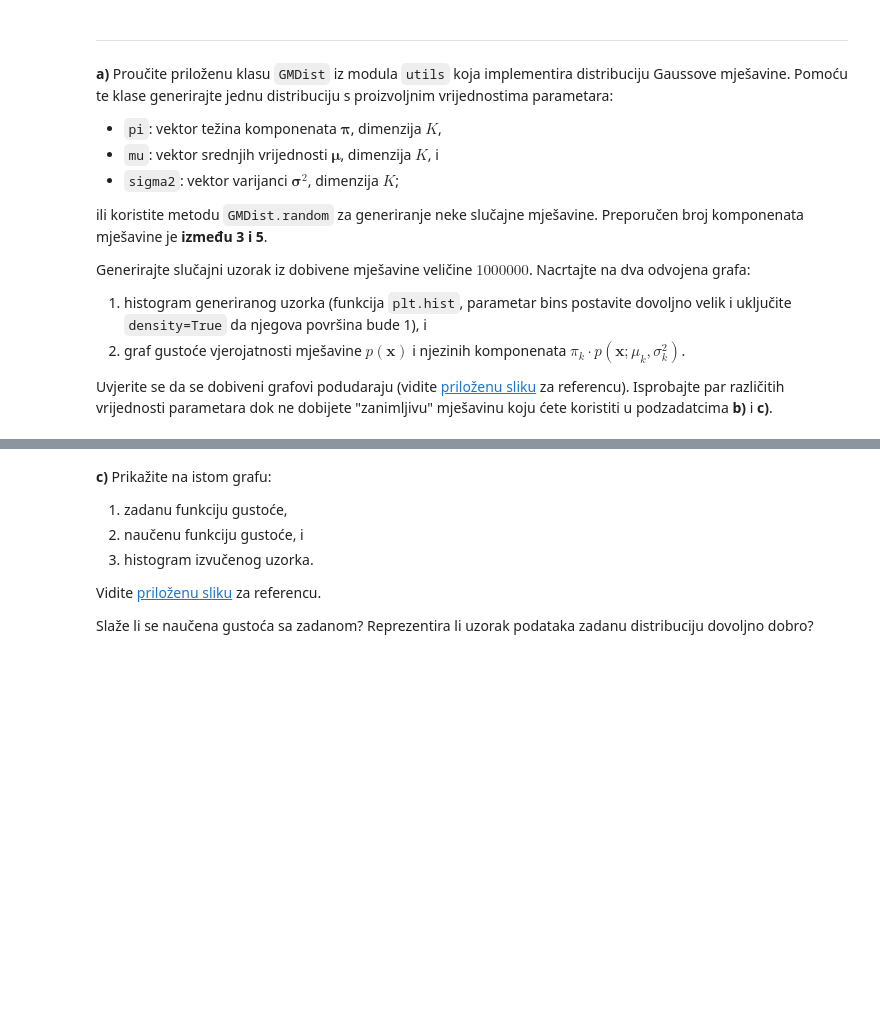
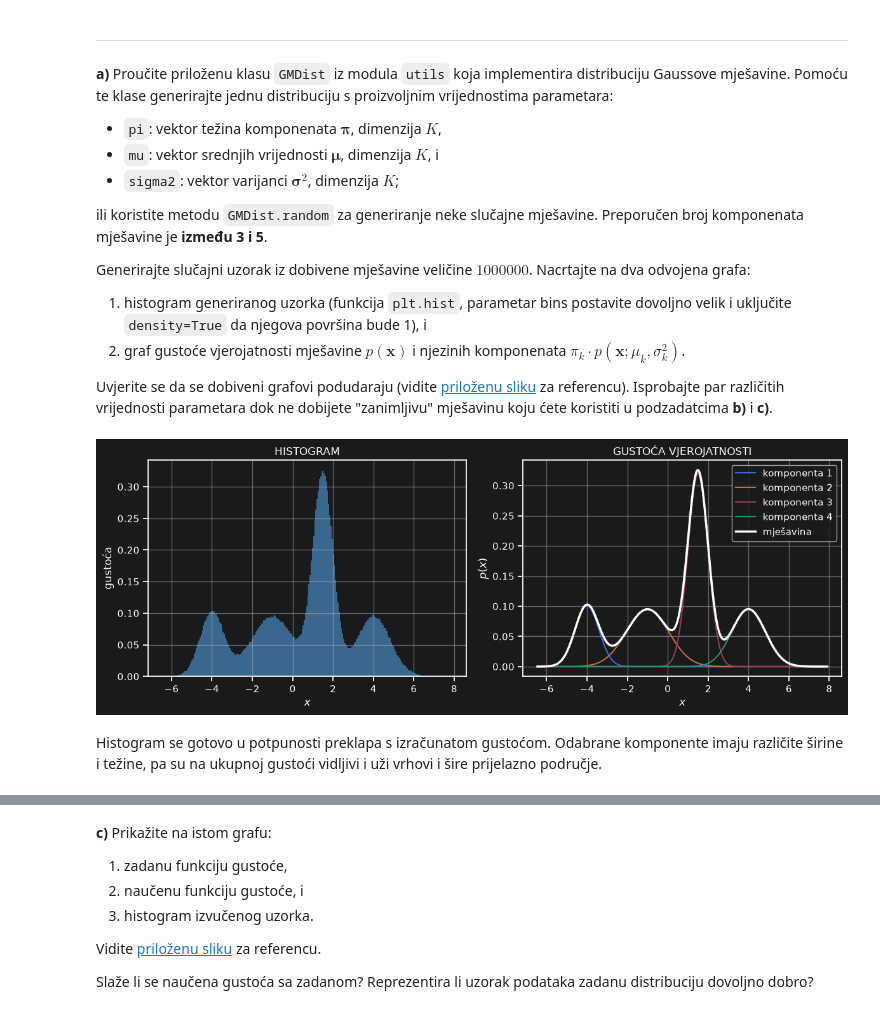
Before and after one commit to fran-galic/deep-generative-learning, a Jupyter notebook: lab1/lab_1.ipynb, the cells around one changed output, grey strips where cells are left out. Saved outputs shown, nothing was run; the diff lists cells and outputs as text; code cells hidden in the pictures; blank space fills up the shorter version.

```diff
--- a/lab1/lab_1.ipynb
+++ b/lab1/lab_1.ipynb
@@ -90,21 +99,44 @@ Isprobajte par različitih vrijednosti parametara dok ne dobijete "zanimljivu" m
 # %%
 from dists import GMDist
 
-K = ...
-L = 1000000
+K = 4
+L = 1_000_000
 
-dist = ...
-data = dist.sample(L)
+gm_dist = GMDist(
+    pi=np.array([0.15, 0.25, 0.40, 0.20], dtype=np.float32),
+    mu=np.array([-4.0, -1.0, 1.5, 4.0], dtype=np.float32),
+    sigma2=np.array([0.35, 1.10, 0.25, 0.70], dtype=np.float32),
+)
+gm_data = gm_dist.sample(L)
+gm_x = np.linspace(gm_data.min(), gm_data.max(), 1200)
 
-with plot_context(figsize=(12, 4.5), show=True):
-    with plot_context(subplot=(1, 2, 1), title="HISTOGRAM"):
-        plt.hist  # histogram
+with plot_context(figsize=(12, 4.5), show=True, tight=True):
+    with plot_context(
+        subplot=(1, 2, 1),
+        title="HISTOGRAM",
+        xlabel="$x$",
+        ylabel="gustoća",
+        grid=True,
+    ):
+        plt.hist(gm_data, bins=250, density=True, alpha=0.75, color="steelblue")
 
-    with plot_context(subplot=(1, 2, 2), title="GUSTOĆA VJEROJATNOSTI"):
-        for i in range(K):
-            plt.plot  # komponente, pomnožene pripadajućim težinama
+    component_labels = [f"komponenta {k + 1}" for k in range(K)]
+    with plot_context(
+        subplot=(1, 2, 2),
+        title="GUSTOĆA VJEROJATNOSTI",
+        xlabel="$x$",
+        ylabel="$p(x)$",
+        legend=component_labels + ["mješavina"],
+        grid=True,
+    ):
+        for k in range(K):
+            plt.plot(gm_x, gm_dist.pi[k] * gm_dist.p_xz(gm_x, k), linewidth=1.5)
 
-        plt.plot  # cijela mješavina
+        plt.plot(gm_x, gm_dist.p_x(gm_x), color="white", linewidth=2.5)
+# %% [output]
+[figure, added]
+# %% [markdown]
+Histogram se gotovo u potpunosti preklapa s izračunatom gustoćom. Odabrane komponente imaju različite širine i težine, pa su na ukupnoj gustoći vidljivi i uži vrhovi i šire prijelazno područje.
 # %% [markdown]
 U vjerojatnosnom modeliranju pretpostavlja se da skup podataka $\mathcal D = \left\{ \boldsymbol x^{(1)}, \boldsymbol x^{(2)}, \ldots, \boldsymbol x^{(N)} \right\}$ sadrži realizacije neke slučajne varijable $\boldsymbol x$.
 Prema kriteriju najveće izglednosti (engl. <i>maximum likelihood</i>), pri učenju modela biramo parametre $\boldsymbol \theta$ koji daju najveću izglednost uz zadani skup podataka.
```
Also changed, not shown: parts of 26 cells of this notebook, 5 other files.
